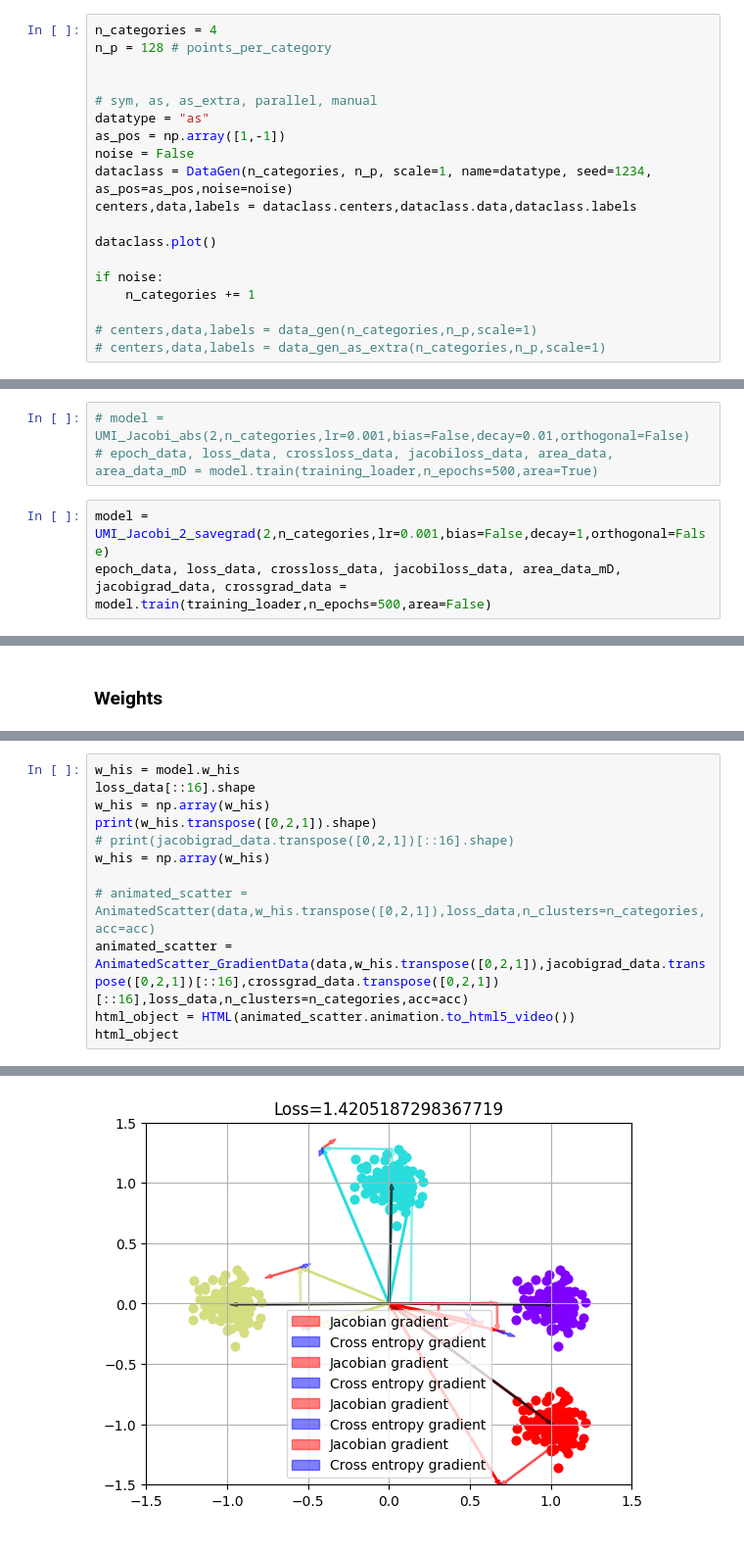
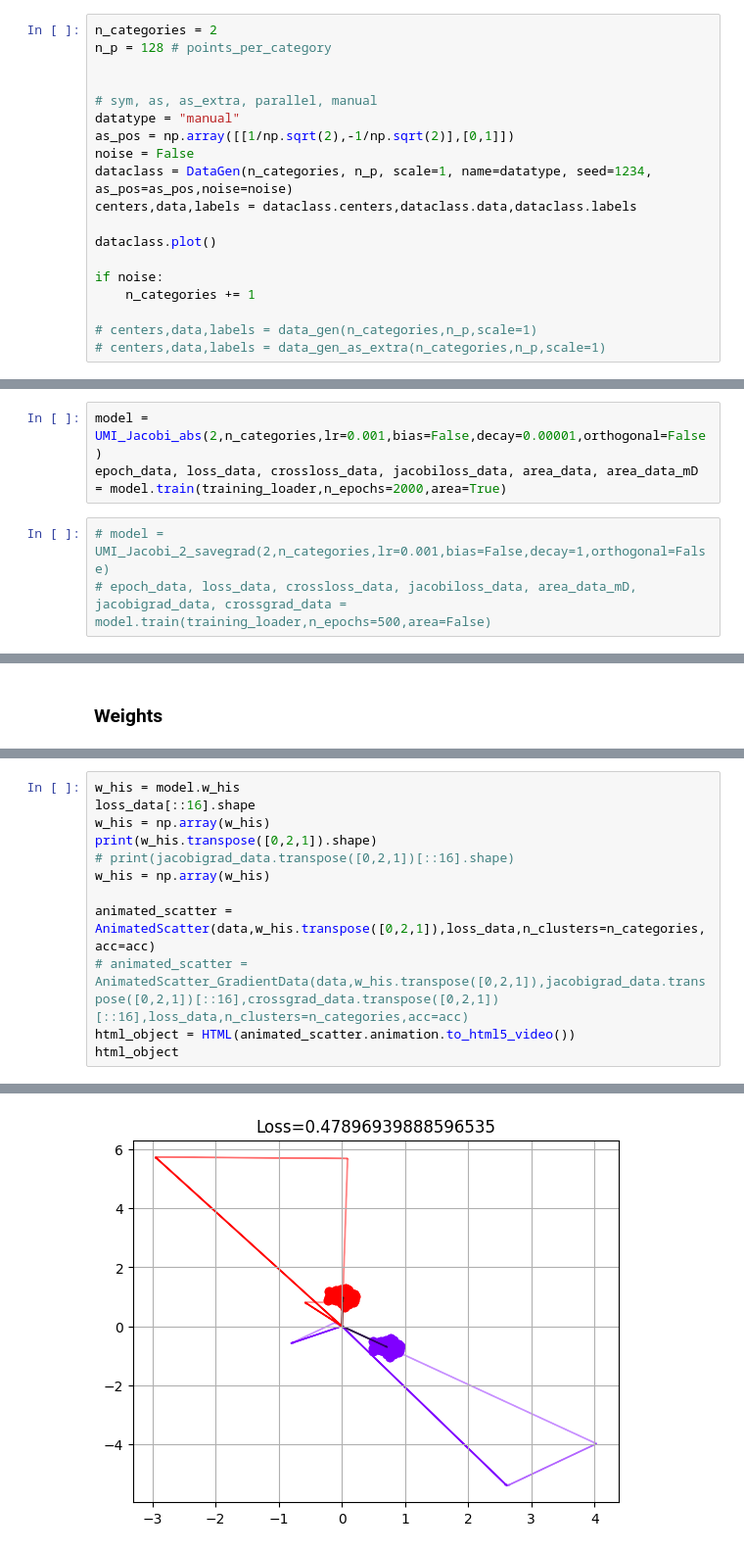
Before and after one commit to Dalsaetra/unitary_memory_indexing_recreated, a Jupyter notebook: notebooks/main.ipynb, the cells around one changed output, grey strips where cells are left out. Shown at 98% size. Saved outputs shown, nothing was run; the diff lists cells and outputs as text.

Commit message:
Some more small Jacobi testing

```diff
--- a/notebooks/main.ipynb
+++ b/notebooks/main.ipynb
@@ -18,13 +18,13 @@ from datagen import DataGen
 # %% [markdown]
 ### Data generation
 # %%
-n_categories = 4
+n_categories = 2
 n_p = 128 # points_per_category
 
 
 # sym, as, as_extra, parallel, manual
-datatype = "as"
-as_pos = np.array([1,-1])
+datatype = "manual"
+as_pos = np.array([[1/np.sqrt(2),-1/np.sqrt(2)],[0,1]])
 noise = False
 dataclass = DataGen(n_categories, n_p, scale=1, name=datatype, seed=1234, as_pos=as_pos,noise=noise)
 centers,data,labels = dataclass.centers,dataclass.data,dataclass.labels
@@ -69,11 +69,11 @@ training_loader = torch.utils.data.DataLoader(training_data, batch_size=BATCH_SI
 
 # summary(model,input_size=(1,2))
 # %%
-# model = UMI_Jacobi_abs(2,n_categories,lr=0.001,bias=False,decay=0.01,orthogonal=False)
-# epoch_data, loss_data, crossloss_data, jacobiloss_data, area_data, area_data_mD = model.train(training_loader,n_epochs=500,area=True)
+model = UMI_Jacobi_abs(2,n_categories,lr=0.001,bias=False,decay=0.00001,orthogonal=False)
+epoch_data, loss_data, crossloss_data, jacobiloss_data, area_data, area_data_mD = model.train(training_loader,n_epochs=2000,area=True)
 # %%
-model = UMI_Jacobi_2_savegrad(2,n_categories,lr=0.001,bias=False,decay=1,orthogonal=False)
-epoch_data, loss_data, crossloss_data, jacobiloss_data, area_data_mD, jacobigrad_data, crossgrad_data = model.train(training_loader,n_epochs=500,area=False)
+# model = UMI_Jacobi_2_savegrad(2,n_categories,lr=0.001,bias=False,decay=1,orthogonal=False)
+# epoch_data, loss_data, crossloss_data, jacobiloss_data, area_data_mD, jacobigrad_data, crossgrad_data = model.train(training_loader,n_epochs=500,area=False)
 # %%
 # epoch_data, loss_data, area_data, area_data_mD = model.train(training_loader,n_epochs=500,area=True)
 # epoch_data, loss_data, crossloss_data, jacobiloss_data, area_data, area_data_mD = model.train(training_loader,n_epochs=500)
@@ -182,8 +177,8 @@ print(w_his.transpose([0,2,1]).shape)
 # print(jacobigrad_data.transpose([0,2,1])[::16].shape)
 w_his = np.array(w_his)
 
-# animated_scatter = AnimatedScatter(data,w_his.transpose([0,2,1]),loss_data,n_clusters=n_categories,acc=acc)
-animated_scatter = AnimatedScatter_GradientData(data,w_his.transpose([0,2,1]),jacobigrad_data.transpose([0,2,1])[::16],crossgrad_data.transpose([0,2,1])[::16],loss_data,n_clusters=n_categories,acc=acc)
+animated_scatter = AnimatedScatter(data,w_his.transpose([0,2,1]),loss_data,n_clusters=n_categories,acc=acc)
+# animated_scatter = AnimatedScatter_GradientData(data,w_his.transpose([0,2,1]),jacobigrad_data.transpose([0,2,1])[::16],crossgrad_data.transpose([0,2,1])[::16],loss_data,n_clusters=n_categories,acc=acc)
 html_object = HTML(animated_scatter.animation.to_html5_video())
 html_object
 # %% [output]
@@ -191,2 +186,2 @@ html_object
 [interactive output not drawn]
-[figure, old version]
+[figure, new version]
```
Also changed, not shown: parts of 5 cells of this notebook, 2 other files.
